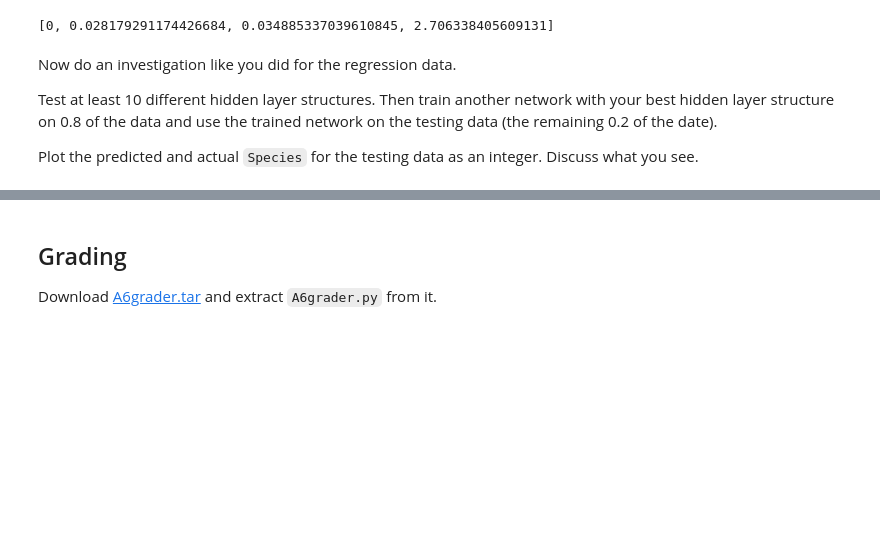
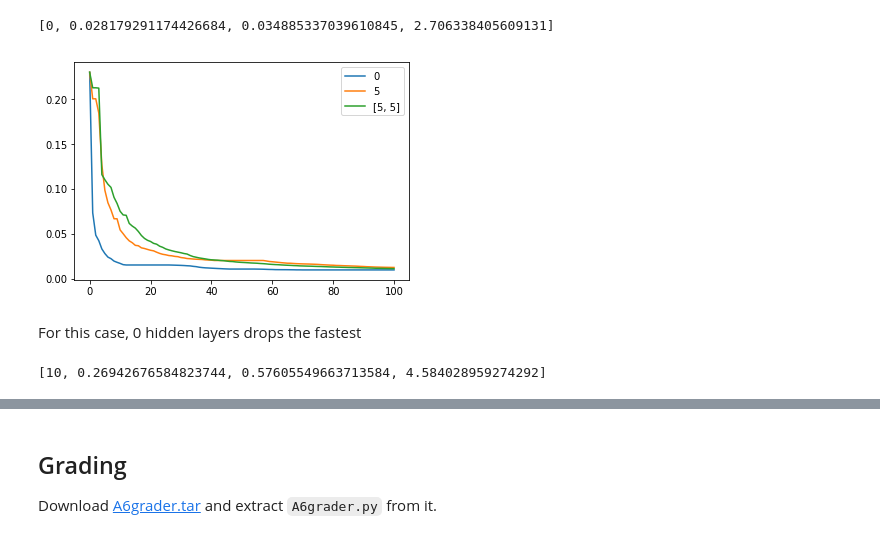
Before and after one commit to JinoFan/cs440-A6, a Jupyter notebook: Edwards-A6.ipynb, the cells around one changed output, grey strips where cells are left out. Saved outputs shown, nothing was run; the diff lists cells and outputs as text; code cells hidden in the pictures; blank space fills up the shorter version.

```diff
--- a/Edwards-A6.ipynb
+++ b/Edwards-A6.ipynb
@@ -441,9 +256,13 @@ summarize(results)
 bestNetwork(summarize(results))
 # %% [output]
 [0, 0.028179291174426684, 0.034885337039610845, 2.706338405609131]
-# %% [markdown]
-Now do an investigation like you did for the regression data.
-
-Test at least 10 different hidden layer structures. Then train another network with your best hidden layer structure on 0.8 of the data and use the trained network on the testing data (the remaining 0.2 of the date).
-
-Plot the predicted and actual `Species` for the testing data as an integer.  Discuss what you see.
+# %%
+for i in range(len(resultErrors)):
+    plt.plot(resultErrors[i][1], label=resultErrors[i][0])
+
+plt.legend()
+plt.show()
+# %% [output]
+[figure, added]
+# %% [markdown]
+For this case, 0 hidden layers drops the fastest
@@ -449,0 +271,4 @@ Plot the predicted and actual `Species` for the testing data as an integer.  Dis
+# %%
+bestNetwork(summarize(results))
+# %% [output]
+[10, 0.26942676584823744, 0.57605549663713584, 4.584028959274292]
```
Also changed, not shown: parts of 54 cells of this notebook, 2 other files.
